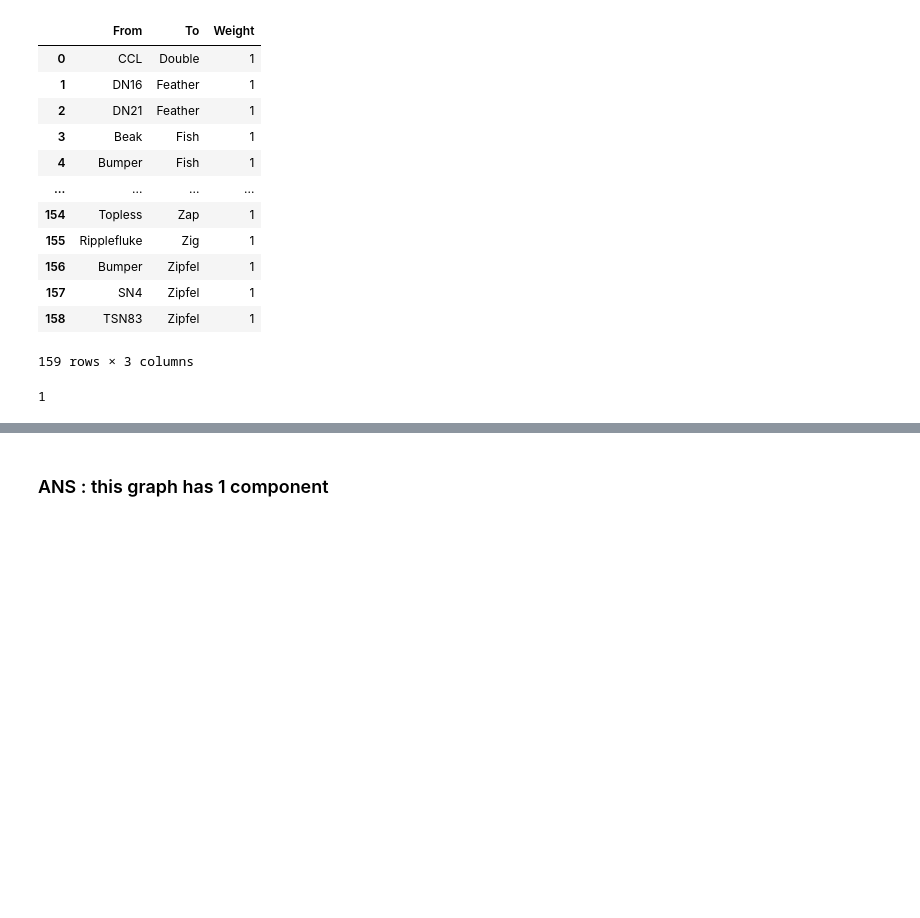
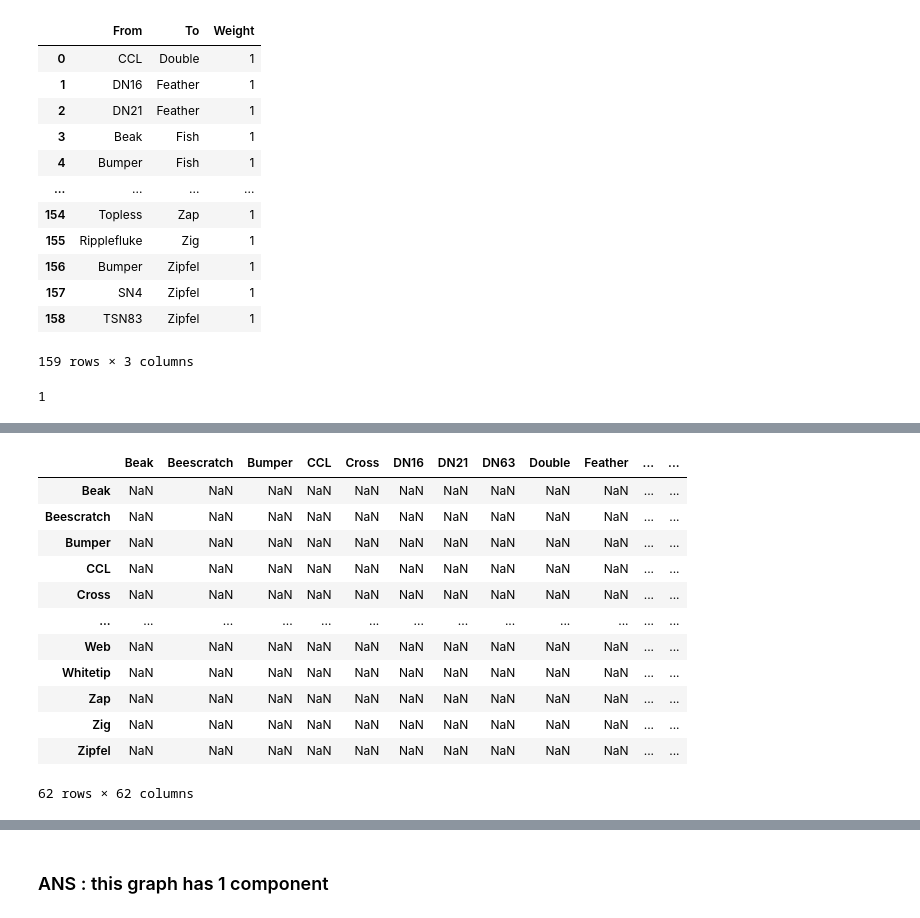
Before and after one commit to pumpumzpum/CPE352_Data_science, a Jupyter notebook: Lab_lecture3_Network_data.ipynb, the cells around one changed output, grey strips where cells are left out. Cells and saved outputs as stored; diff of their text form; code cells hidden in the pictures; blank space fills up the shorter version.

```diff
--- a/Lab_lecture3_Network_data.ipynb
+++ b/Lab_lecture3_Network_data.ipynb
@@ -121,0 +122,20 @@ print(components)
+# %%
+list_vertices = dolph_vertices_df["Name"].values
+# %%
+component_df = pd.DataFrame(columns = list_vertices, index = list_vertices)
+# %%
+component_df
+# %% [output]
+|  | Beak | Beescratch | Bumper | CCL | Cross | DN16 | DN21 | DN63 | Double | Feather | ... | ... |
+| Beak | NaN | NaN | NaN | NaN | NaN | NaN | NaN | NaN | NaN | NaN | ... | ... |
+| Beescratch | NaN | NaN | NaN | NaN | NaN | NaN | NaN | NaN | NaN | NaN | ... | ... |
+| Bumper | NaN | NaN | NaN | NaN | NaN | NaN | NaN | NaN | NaN | NaN | ... | ... |
+| CCL | NaN | NaN | NaN | NaN | NaN | NaN | NaN | NaN | NaN | NaN | ... | ... |
+| Cross | NaN | NaN | NaN | NaN | NaN | NaN | NaN | NaN | NaN | NaN | ... | ... |
+| ... | ... | ... | ... | ... | ... | ... | ... | ... | ... | ... | ... | ... |
+| Web | NaN | NaN | NaN | NaN | NaN | NaN | NaN | NaN | NaN | NaN | ... | ... |
+| Whitetip | NaN | NaN | NaN | NaN | NaN | NaN | NaN | NaN | NaN | NaN | ... | ... |
+| Zap | NaN | NaN | NaN | NaN | NaN | NaN | NaN | NaN | NaN | NaN | ... | ... |
+| Zig | NaN | NaN | NaN | NaN | NaN | NaN | NaN | NaN | NaN | NaN | ... | ... |
+| Zipfel | NaN | NaN | NaN | NaN | NaN | NaN | NaN | NaN | NaN | NaN | ... | ... |
+62 rows × 62 columns
```
Also changed, not shown: parts of 11 cells of this notebook.
